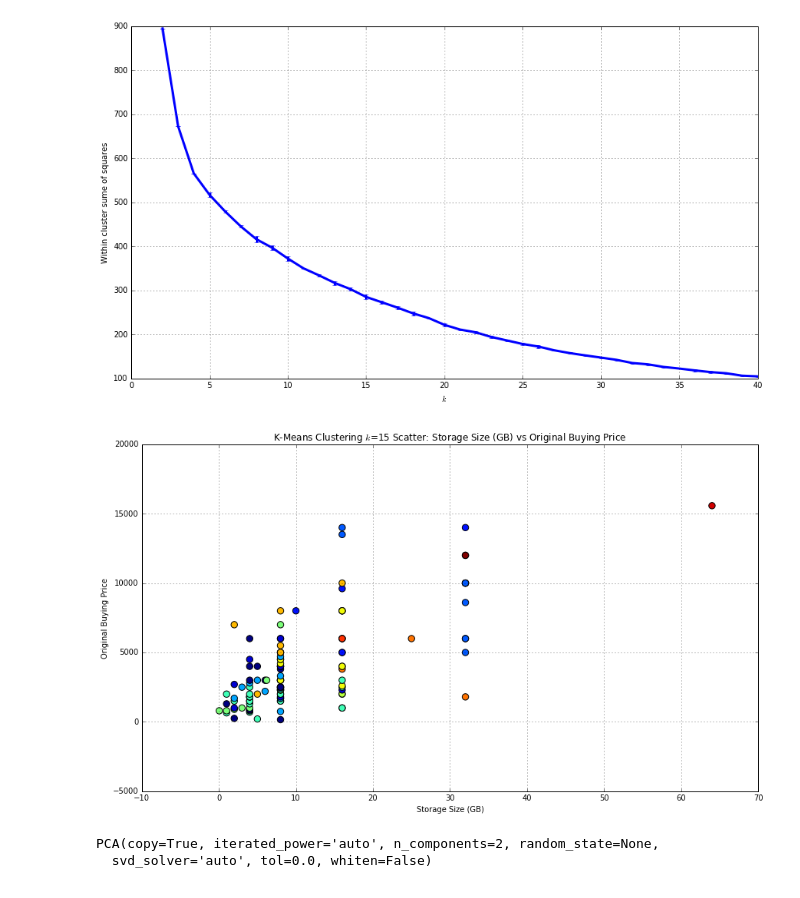
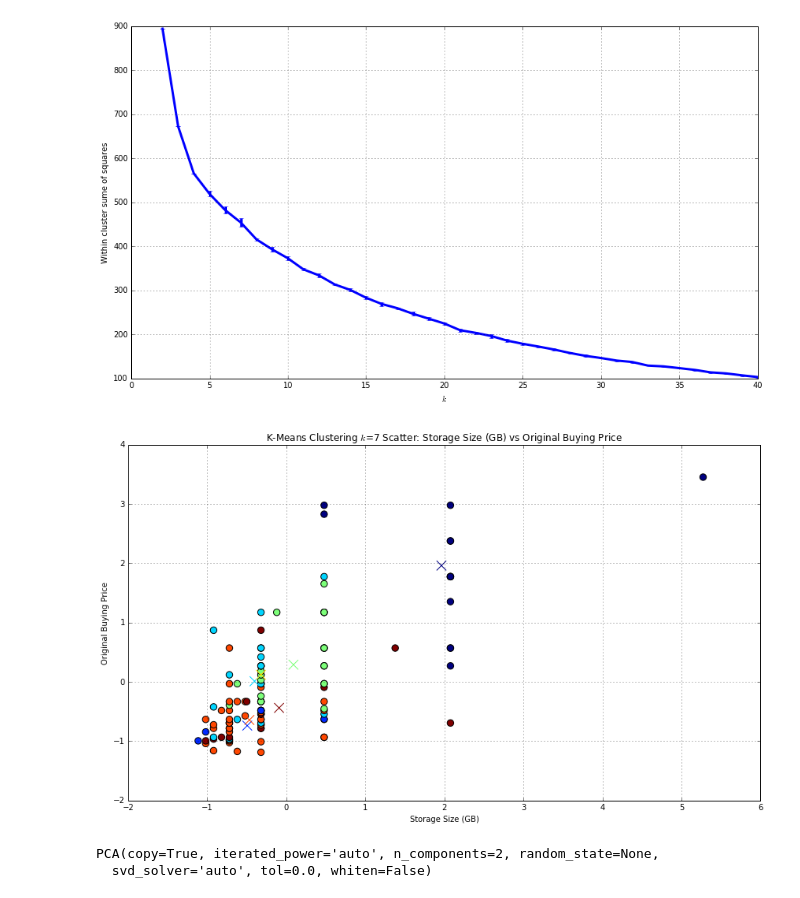
Before and after one commit to vukosim/aims-workshop-vm, a Jupyter notebook: notebooks/1-data-exploration-sell-phone-unsupervised-learning.ipynb, the cells around one changed output. Saved outputs shown, nothing was run; the diff lists cells and outputs as text; code cells hidden in the pictures.

```diff
--- a/notebooks/1-data-exploration-sell-phone-unsupervised-learning.ipynb
+++ b/notebooks/1-data-exploration-sell-phone-unsupervised-learning.ipynb
@@ -98,15 +98,20 @@ X = df_continuous.values
 reps = 5
 # %%
 within_cluster = []
+silhouette = []
 x_range = range(2,41)
 for k in x_range:
     temp_wc = []
+    temp_si = []
     for i in range(reps):
         clf = KMeans(n_clusters=k,n_jobs=-1)
         clf.fit(X)
         temp_wc.append(clf.inertia_)
+        temp_si.append(silhouette_score(X, clf.predict(X)))
     within_cluster.append(temp_wc)
+    silhouette.append(temp_si)
 within_cluster = np.array(within_cluster)
+silhouette = np.array(silhouette)
 # %%
 pyplot.errorbar(x_range,np.mean(within_cluster,axis=1),
                 yerr = np.std(within_cluster,axis=1), linewidth=linewidth)
@@ -118,5 +131,5 @@ plt.grid()
 # %%
-k = 15
+k = 7
 # %%
 clf = KMeans(n_clusters=k,n_jobs=-1)
 clf.fit(X)
@@ -168,20 +199,23 @@ plt.grid()
 # %% [output]
 [figure]
 # %%
-k=15
+k=7
 clf = KMeans(n_clusters=k,n_jobs=-1)
 clf.fit(X_standardised)
 cluster_labels = clf.predict(X_standardised)
 # %%
-plt.scatter(df_continuous['Internal Storage Size in Gigabytes (GB)'],
-            df_continuous.Buying_Price, c=cluster_labels,
+x_in = -3
+y_in = 1
+plt.scatter(X_standardised[:,x_in],
+            X_standardised[:,y_in], c=cluster_labels,
             s=70,label=cluster_labels)
+pyplot.scatter(clf.cluster_centers_[:,x_in],clf.cluster_centers_[:,y_in],marker='x',s=150,c=range(k))
 plt.title("K-Means Clustering $k$=" + str(k)+ " Scatter: Storage Size (GB) vs Original Buying Price")
 plt.xlabel("Storage Size (GB)")
 plt.ylabel("Original Buying Price")
 plt.grid()
 # %% [output]
-[figure, old version]
+[figure, new version]
 # %%
 from sklearn.decomposition import PCA
 # %%
```
Also changed, not shown: parts of 10 cells of this notebook, 6 other files.
